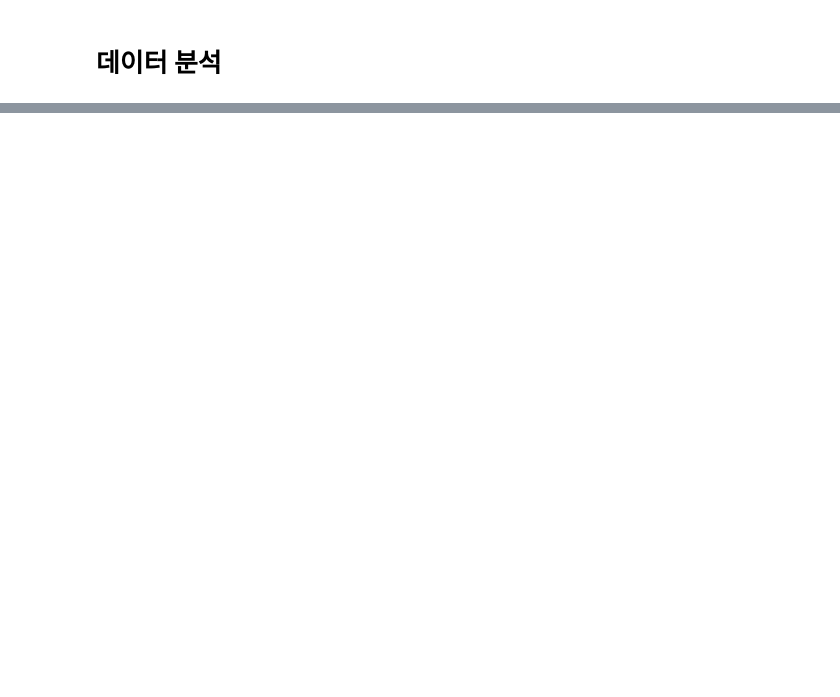
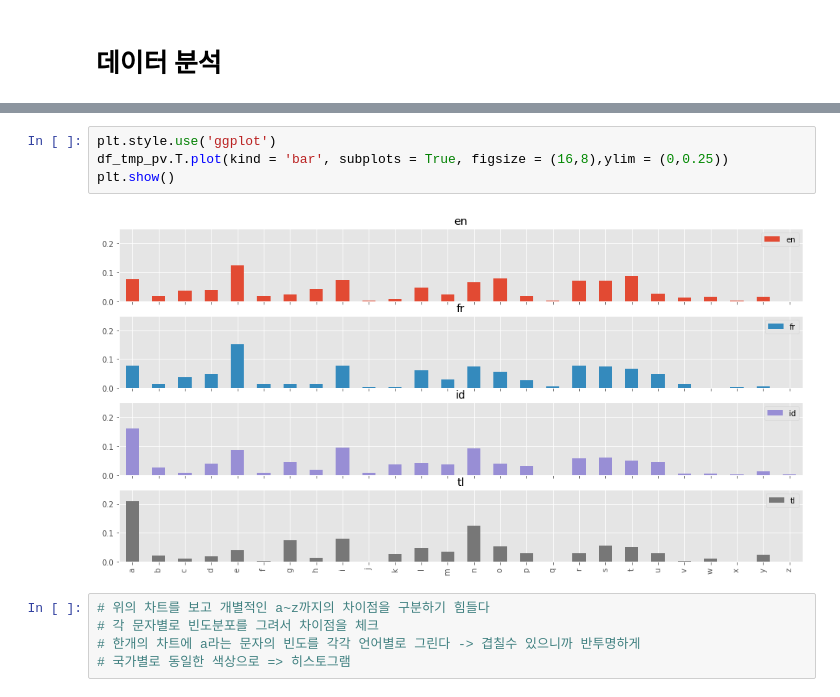
Before and after one commit to JaehonxKIM/StudyMechineLearning, a Jupyter notebook: 1.머신러닝 개요/2.머신러닝을 활용한 데이터 분석 플로우 서비스 구축.ipynb, the cells around one changed output, grey strips where cells are left out. Saved outputs shown, nothing was run; the diff lists cells and outputs as text; blank space fills up the shorter version.

```diff
--- a/1.머신러닝 개요/2.머신러닝을 활용한 데이터 분석 플로우 서비스 구축.ipynb
+++ b/1.머신러닝 개요/2.머신러닝을 활용한 데이터 분석 플로우 서비스 구축.ipynb
@@ -154,0 +604,11 @@ tmp
+# %%
+plt.style.use('ggplot')
+df_tmp_pv.T.plot(kind = 'bar', subplots = True, figsize = (16,8),ylim = (0,0.25))
+plt.show()
+# %% [output]
+[figure, added]
+# %%
+# 위의 차트를 보고 개별적인 a~z까지의 차이점을 구분하기 힘들다
+# 각 문자별로 빈도분포를 그려서 차이점을 체크
+# 한개의 차트에 a라는 문자의 빈도를 각각 언어별로 그린다 -> 겹칠수 있으니까 반투명하게
+# 국가별로 동일한 색상으로 => 히스토그램
```
Also changed, not shown: parts of 74 cells of this notebook, 3 other files.
